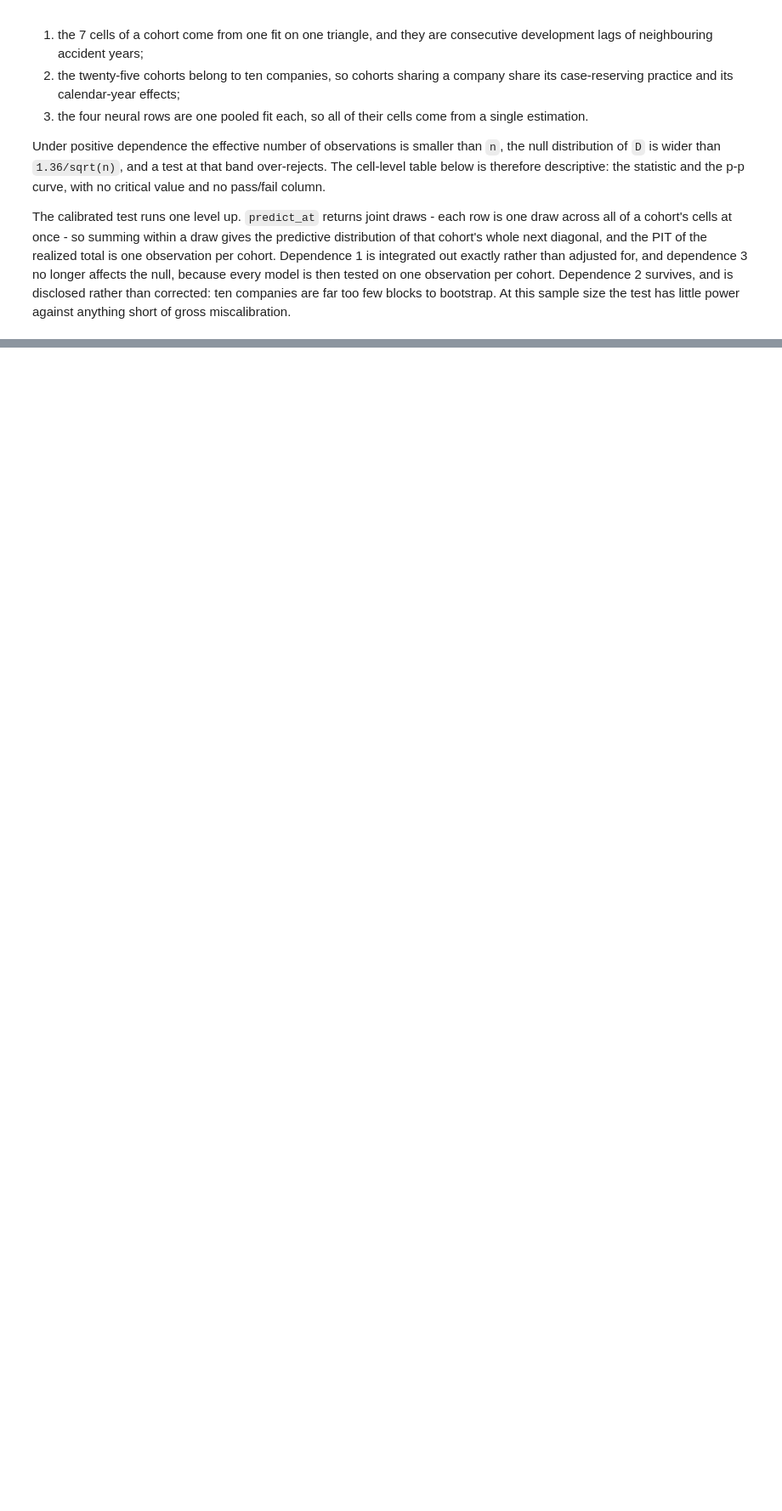
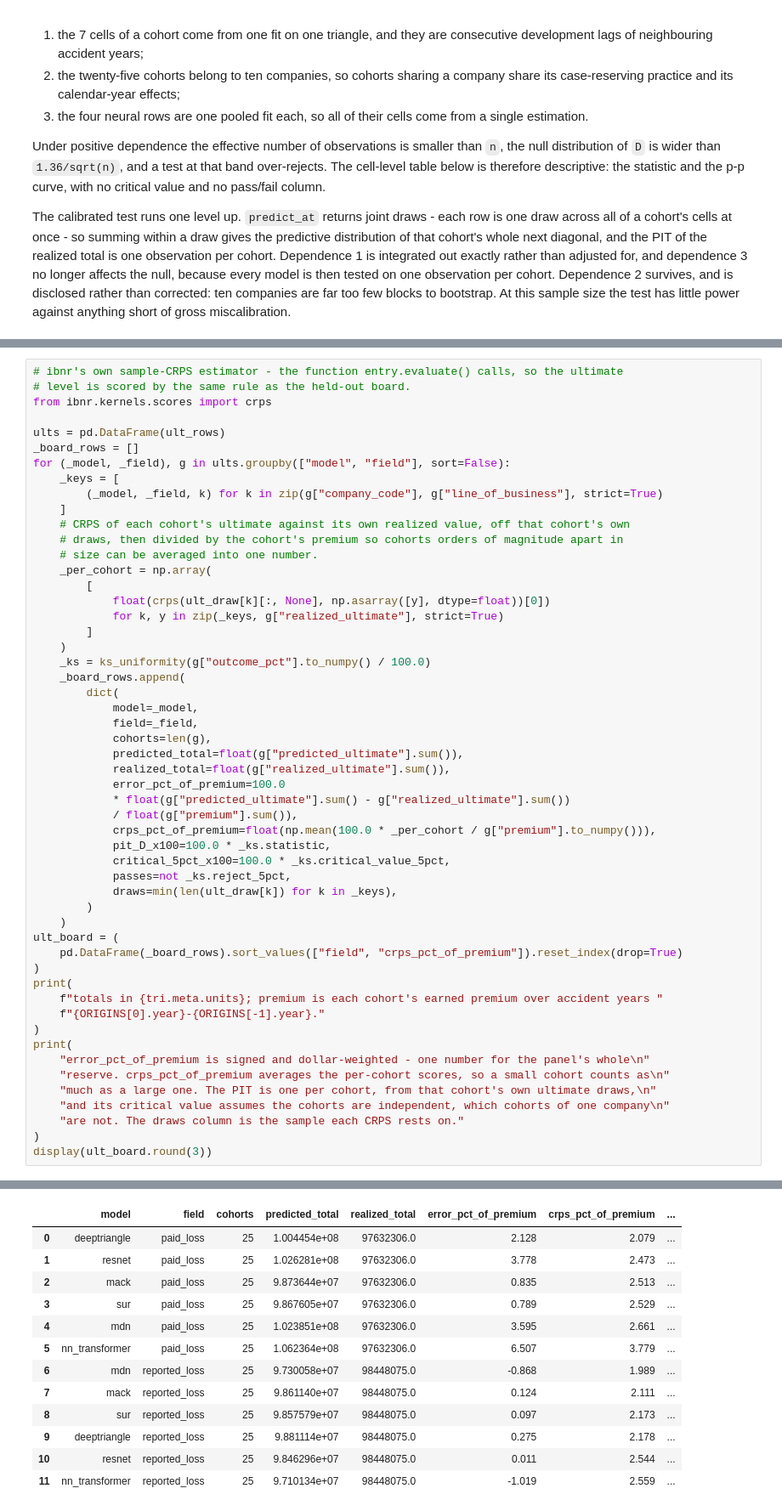
Before and after one commit to EKtheSage/ibnr, a Jupyter notebook: analysis/03b_nn_vs_classical.ipynb, the cells around one changed output, grey strips where cells are left out. Shown at 85% size. Saved outputs shown, nothing was run; the diff lists cells and outputs as text; blank space fills up the shorter version.

```diff
--- a/analysis/03b_nn_vs_classical.ipynb
+++ b/analysis/03b_nn_vs_classical.ipynb
@@ -1221,0 +1433,54 @@ print(f"{len(n_points)} panels, {sorted(set(n_points.values()))} points each, on
+# %%
+# ibnr's own sample-CRPS estimator - the function entry.evaluate() calls, so the ultimate
+# level is scored by the same rule as the held-out board.
+from ibnr.kernels.scores import crps
+
+ults = pd.DataFrame(ult_rows)
+_board_rows = []
+for (_model, _field), g in ults.groupby(["model", "field"], sort=False):
+    _keys = [
+        (_model, _field, k) for k in zip(g["company_code"], g["line_of_business"], strict=True)
+    ]
+    # CRPS of each cohort's ultimate against its own realized value, off that cohort's own
+    # draws, then divided by the cohort's premium so cohorts orders of magnitude apart in
+    # size can be averaged into one number.
+    _per_cohort = np.array(
+        [
+            float(crps(ult_draw[k][:, None], np.asarray([y], dtype=float))[0])
+            for k, y in zip(_keys, g["realized_ultimate"], strict=True)
+        ]
+    )
+    _ks = ks_uniformity(g["outcome_pct"].to_numpy() / 100.0)
+    _board_rows.append(
+        dict(
+            model=_model,
+            field=_field,
+            cohorts=len(g),
+            predicted_total=float(g["predicted_ultimate"].sum()),
+            realized_total=float(g["realized_ultimate"].sum()),
+            error_pct_of_premium=100.0
+            * float(g["predicted_ultimate"].sum() - g["realized_ultimate"].sum())
+            / float(g["premium"].sum()),
+            crps_pct_of_premium=float(np.mean(100.0 * _per_cohort / g["premium"].to_numpy())),
+            pit_D_x100=100.0 * _ks.statistic,
+            critical_5pct_x100=100.0 * _ks.critical_value_5pct,
+            passes=not _ks.reject_5pct,
+            draws=min(len(ult_draw[k]) for k in _keys),
+        )
+    )
+ult_board = (
+    pd.DataFrame(_board_rows).sort_values(["field", "crps_pct_of_premium"]).reset_index(drop=True)
+)
+print(
+    f"totals in {tri.meta.units}; premium is each cohort's earned premium over accident years "
+    f"{ORIGINS[0].year}-{ORIGINS[-1].year}."
+)
+print(
+    "error_pct_of_premium is signed and dollar-weighted - one number for the panel's whole\n"
+    "reserve. crps_pct_of_premium averages the per-cohort scores, so a small cohort counts as\n"
+    "much as a large one. The PIT is one per cohort, from that cohort's own ultimate draws,\n"
+    "and its critical value assumes the cohorts are independent, which cohorts of one company\n"
+    "are not. The draws column is the sample each CRPS rests on."
+)
+display(ult_board.round(3))
+# %% [output]
@@ -1221,0 +1493,13 @@ print(f"{len(n_points)} panels, {sorted(set(n_points.values()))} points each, on
+|  | model | field | cohorts | predicted_total | realized_total | error_pct_of_premium | crps_pct_of_premium | ... |
+| 0 | deeptriangle | paid_loss | 25 | 1.004454e+08 | 97632306.0 | 2.128 | 2.079 | ... |
+| 1 | resnet | paid_loss | 25 | 1.026281e+08 | 97632306.0 | 3.778 | 2.473 | ... |
+| 2 | mack | paid_loss | 25 | 9.873644e+07 | 97632306.0 | 0.835 | 2.513 | ... |
+| 3 | sur | paid_loss | 25 | 9.867605e+07 | 97632306.0 | 0.789 | 2.529 | ... |
+| 4 | mdn | paid_loss | 25 | 1.023851e+08 | 97632306.0 | 3.595 | 2.661 | ... |
+| 5 | nn_transformer | paid_loss | 25 | 1.062364e+08 | 97632306.0 | 6.507 | 3.779 | ... |
+| 6 | mdn | reported_loss | 25 | 9.730058e+07 | 98448075.0 | -0.868 | 1.989 | ... |
+| 7 | mack | reported_loss | 25 | 9.861140e+07 | 98448075.0 | 0.124 | 2.111 | ... |
+| 8 | sur | reported_loss | 25 | 9.857579e+07 | 98448075.0 | 0.097 | 2.173 | ... |
+| 9 | deeptriangle | reported_loss | 25 | 9.881114e+07 | 98448075.0 | 0.275 | 2.178 | ... |
+| 10 | resnet | reported_loss | 25 | 9.846296e+07 | 98448075.0 | 0.011 | 2.544 | ... |
+| 11 | nn_transformer | reported_loss | 25 | 9.710134e+07 | 98448075.0 | -1.019 | 2.559 | ... |
```
Also changed, not shown: parts of 34 cells of this notebook.
